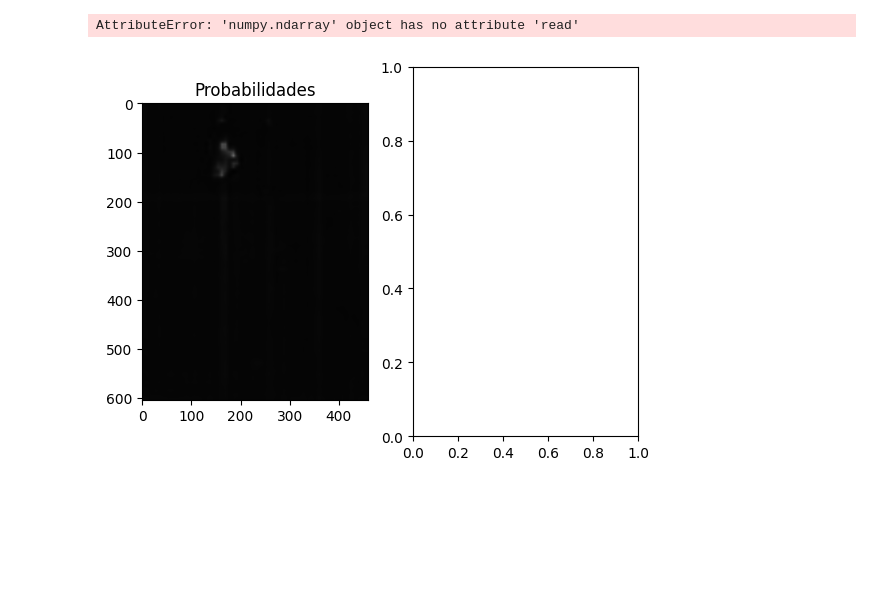
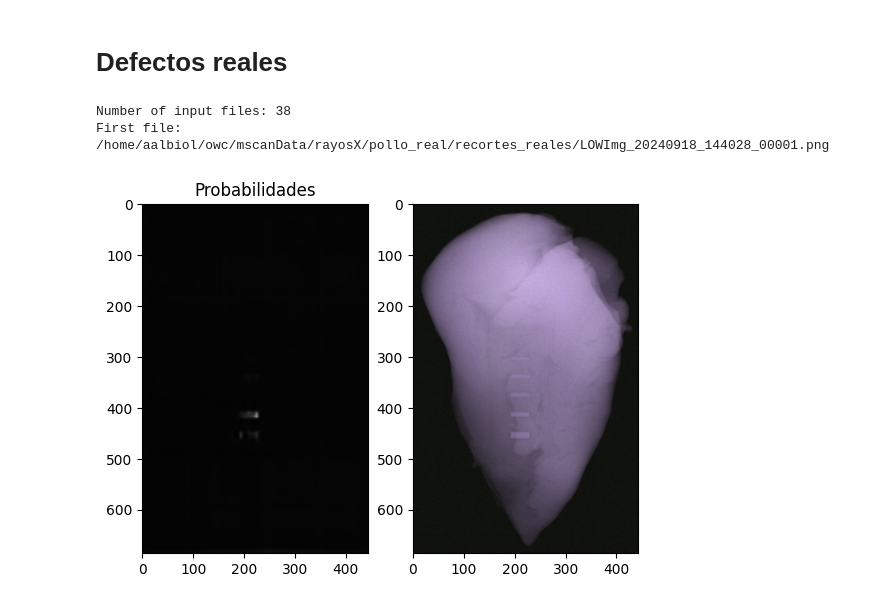
Before and after one commit to aalbiol/rayosX, a Jupyter notebook: cuadernos_RayosX/inferencia_Segmentacion_simulacion.ipynb, the cells around one changed output. Saved outputs shown, nothing was run; the diff lists cells and outputs as text; code cells hidden in the pictures; blank space fills up the shorter version.

```diff
--- a/cuadernos_RayosX/inferencia_Segmentacion_simulacion.ipynb
+++ b/cuadernos_RayosX/inferencia_Segmentacion_simulacion.ipynb
@@ -19,28 +23,28 @@ import matplotlib.pyplot as plt
 # %%
-json_normalizacion="../modelos/normalization_rayosX.json"
-# Read json normalization file
-with open(json_normalizacion, 'r') as file:
-    normalizacion = json.load(file)
+# json_normalizacion="../modelos/normalization_rayosX.json"
+# # Read json normalization file
+# with open(json_normalizacion, 'r') as file:
+#     normalizacion = json.load(file)
 
 
-media= normalizacion["medias_norm"]
-dstd= normalizacion["stds_norm"]
+# media= normalizacion["medias_norm"]
+# dstd= normalizacion["stds_norm"]
 
 device = torch.device("cuda" if torch.cuda.is_available() else "cpu")
 # %%
-def normalizacion_imagen(imgtensor,normalizacion):
-    media=torch.tensor(normalizacion['medias_norm']).unsqueeze(1).unsqueeze(2)
-    dstd=torch.tensor(normalizacion['stds_norm']).unsqueeze(1).unsqueeze(2)
-    imgnormalizado =(imgtensor-media)
-    return imgnormalizado
+# def normalizacion_imagen(imgtensor,normalizacion):
+#     media=torch.tensor(normalizacion['medias_norm']).unsqueeze(1).unsqueeze(2)
+#     dstd=torch.tensor(normalizacion['stds_norm']).unsqueeze(1).unsqueeze(2)
+#     imgnormalizado =(imgtensor-media)
+#     return imgnormalizado
 
-def predict_image(imgname,normalizacion,modelo,device):
+def predict_image(imgname,modelo,device):
     if isinstance(imgname,str):
         imgtensor = dataset.read_image_rayosX(imgname,2**16-1)
     else:
         imgtensor=imgname
 
-    imgnormalizado=imgtensor
+    imgnormalizado=imgtensor # torch.log(imgtensor)/math.log(0.2)
     imgnormalizado=imgnormalizado.unsqueeze(0).to(device)
 
     modelo.eval()
@@ -135,11 +174,22 @@ plt.imshow(im.permute((1,2,0)).numpy())
+# %% [markdown]
+# Defectos reales
+# %%
+dir_recortes_in=mscanData + 'rayosX/pollo_real/recortes_reales/'
+input_files=glob(dir_recortes_in + 'LOW*.png')
+input_files.sort()
+print('Number of input files:', len(input_files))
+print('First file:', input_files[0])
+# %% [output]
+Number of input files: 38
+First file: /home/aalbiol/owc/mscanData/rayosX/pollo_real/recortes_reales/LOWImg_20240918_144028_00001.png
 # %%
-k=2
-probs=predict_image(input_files[k],normalizacion,modelo,device)
+k=20
+imgtensor=torch.log(dataset.read_image_rayosX(input_files[k],2**16-1))/math.log(.2)
+probs=predict_image(imgtensor,normalizacion,modelo,device)
 _=plt.subplot(1,2,1)
 _=plt.imshow(probs,clim=(0,1),cmap='gray')
 _=plt.title('Probabilidades')
 _=plt.subplot(1,2,2)
-img= plt.imshow(im.permute((1,2,0)).detach().cpu().numpy())
+img= plt.imshow(imgtensor.permute((1,2,0)).detach().cpu().numpy())
 # %% [output]
-AttributeError: 'numpy.ndarray' object has no attribute 'read'
-[figure, old version]
+[figure, new version]
```
Also changed, not shown: parts of 12 cells of this notebook, 14 other files.
